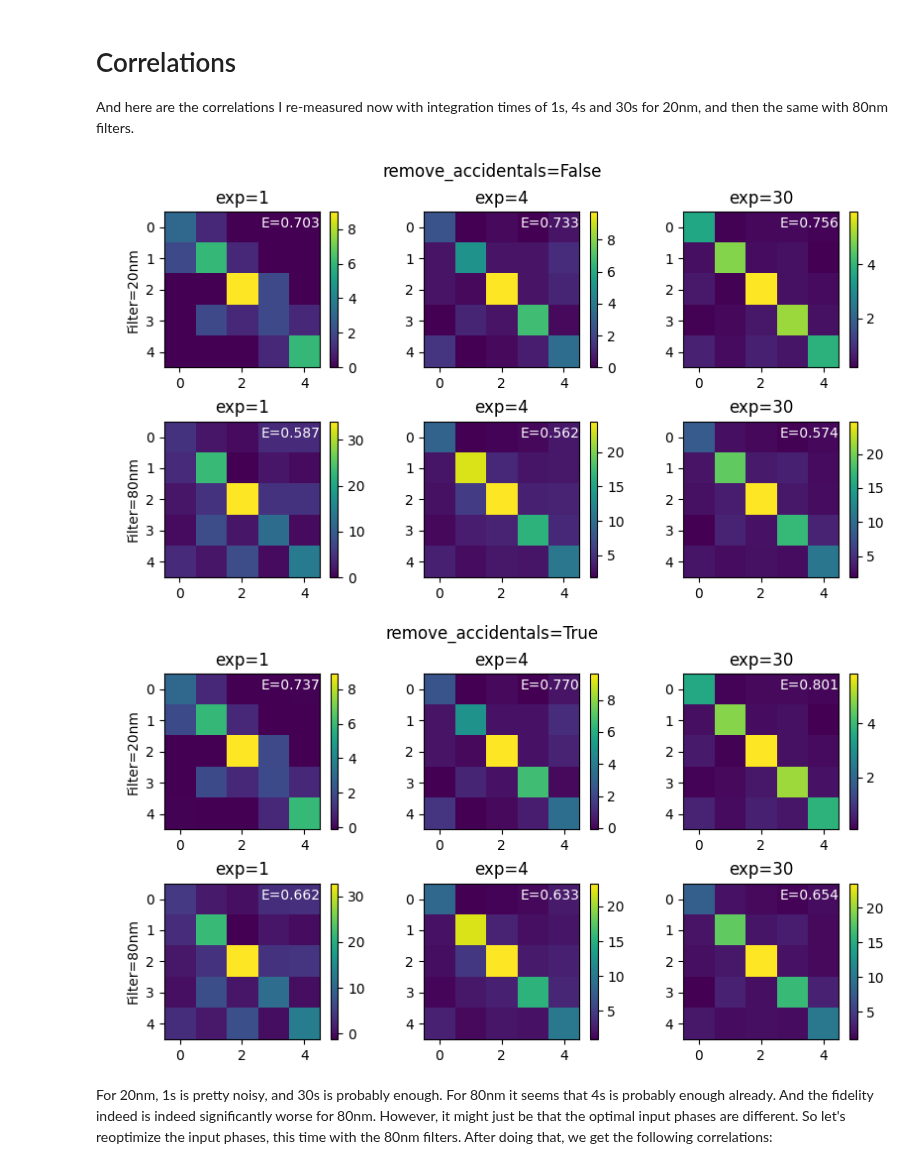
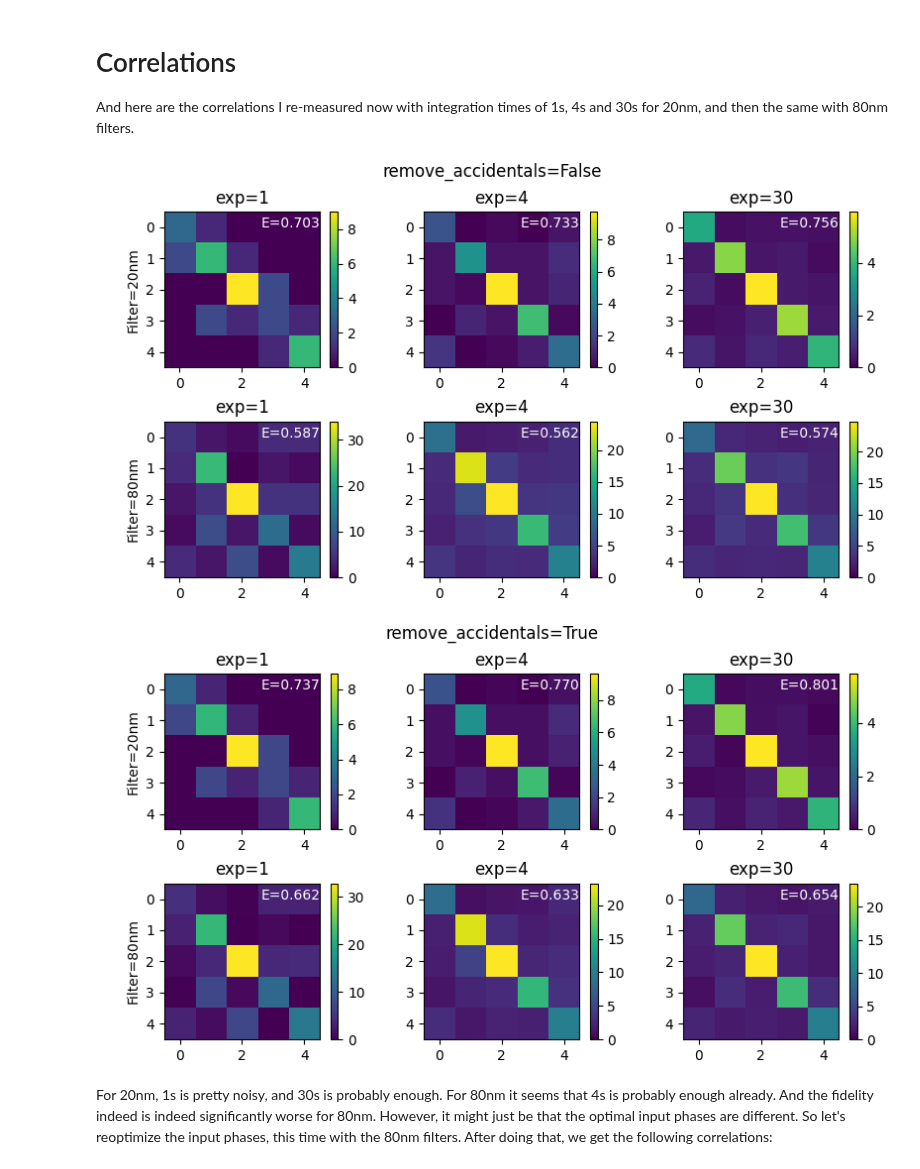
Before and after one commit to rubiaek/pianoq, a Jupyter notebook: pianoq/writeups/03_writeup_filters_80nm.ipynb, the cells around one changed output. Cells and saved outputs as stored; diff of their text form; code cells hidden in the pictures.

```diff
--- a/pianoq/writeups/03_writeup_filters_80nm.ipynb
+++ b/pianoq/writeups/03_writeup_filters_80nm.ipynb
@@ -82,29 +66,29 @@ And here are the correlations I re-measured now with integration times of 1s, 4s
 # %%
 plt.close('all')
 def get_scan(filter_type, exp_time):
     path = glob.glob(rf'{dir_path}\*filter_{filter_type}nm_exp_{exp_time}s.dscan')[0]
     d = DiscreetScanResult()
     d.loadfrom(path)
     return d
 
 def show_coin(s, ax, real_coin=False):
     c = s.real_coins if real_coin else s.coincidences
-    imm = ax.imshow(c)
+    imm = ax.imshow(c, vmin=0)
     ax.figure.colorbar(imm, ax=ax)
     ax.set_title(f'exp={s.integration_time}')
     ax.text(2.6, 0, f'E={np.diag(c).sum() / c.sum():.3f}', color='white')
 
 for opt in [False, True]:
     fig, axes = plt.subplots(2, 3, constrained_layout=True, figsize=(8, 4.5))
     for j, filt in enumerate([20, 80]):
         for i, exp_time in enumerate([1, 4, 30]):
             show_coin(get_scan(filt, exp_time), axes[j, i], real_coin=opt)
     fig.suptitle(f'remove_accidentals={opt}')
     axes[0, 0].set_ylabel('Filter=20nm')
     _ = axes[1, 0].set_ylabel('Filter=80nm')
 # %% [output]
-[figure, old version]
+[figure, new version]
-[figure, old version]
+[figure, new version]
 # %% [markdown]
 For 20nm, 1s is pretty noisy, and 30s is probably enough. For 80nm it seems that 4s is probably enough already. And the fidelity indeed is indeed significantly worse for 80nm. However, it might just be that the optimal input phases are different.  So let's reoptimize the input phases, this time with the 80nm filters. After doing that, we get the following correlations:
 # %%
```
Also changed, not shown: parts of 4 cells of this notebook, 1 other file.
